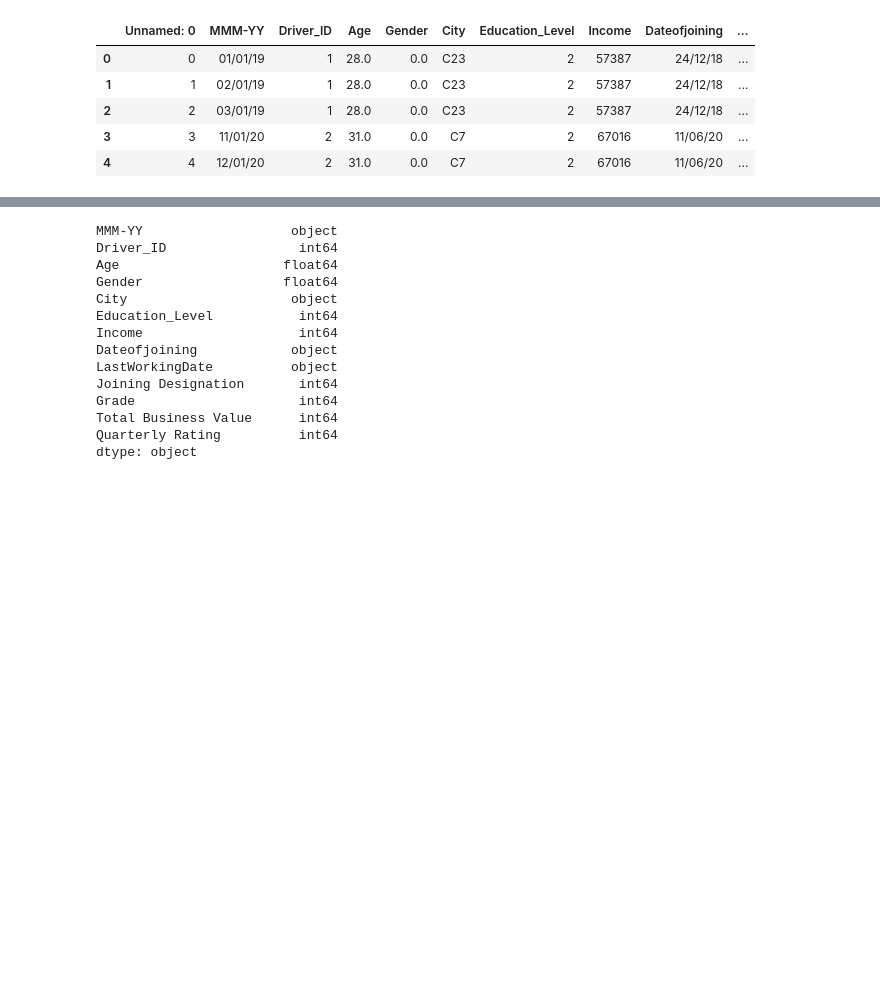
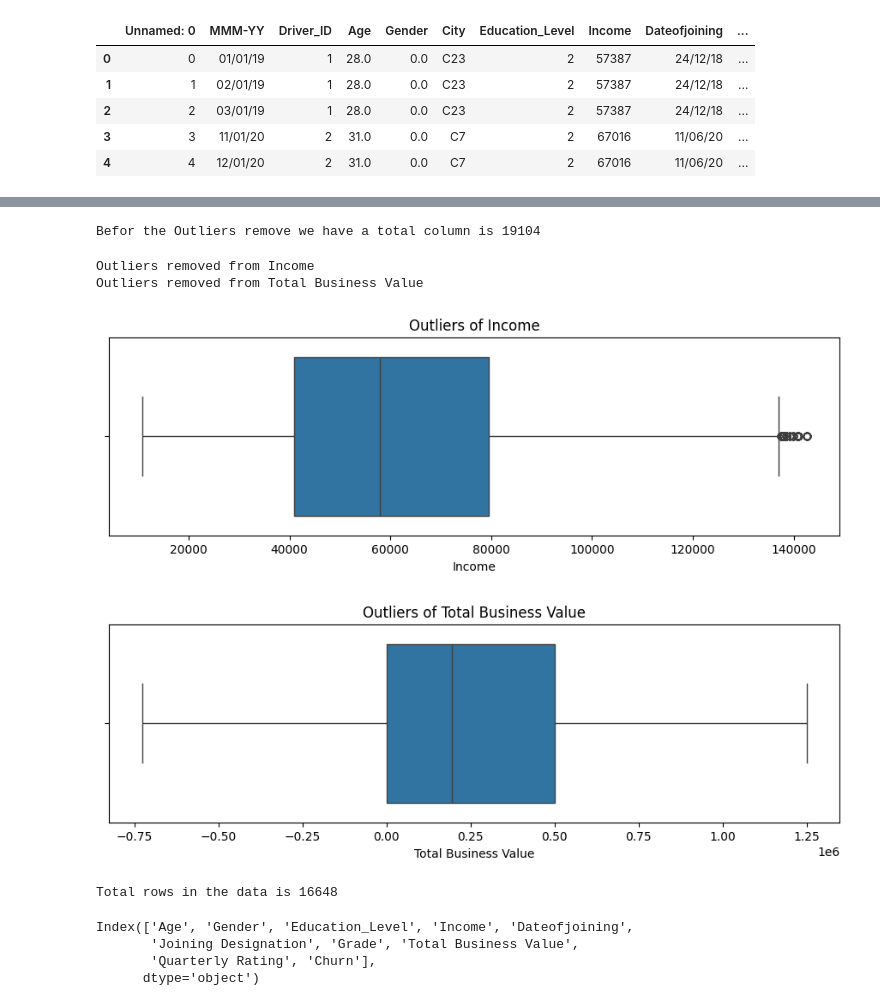
Before and after one commit to derravi/Ola_Case_Study_Data_Analytics, a Jupyter notebook: main.ipynb, the cells around one changed output, grey strips where cells are left out. Cells and saved outputs as stored; diff of their text form; code cells hidden in the pictures; blank space fills up the shorter version.

Commit message:
Remove the Outliers Using IQR Method

```diff
--- a/main.ipynb
+++ b/main.ipynb
@@ -73,4 +75,10 @@ df.describe()
 # %%
 #Delete Unwanted Columns
 
-df.drop("Unnamed: 0",axis=1,inplace=True)
+df.drop(columns=["Unnamed: 0","Driver_ID","City","MMM-YY"],axis=1,inplace=True)
+
+"""
+MMM-YY', 'Driver_ID', 'Age', 'Gender', 'City', 'Education_Level',
+       'Income', 'Dateofjoining', 'Joining Designation', 'Grade',
+       'Total Business Value', 'Quarterly Rating', 'Churn'
+"""
@@ -81,6 +91,13 @@ df["Age"] = df["Age"].astype(int)
 
 df["Gender"] = pd.to_numeric(df["Gender"],errors="coerce")
 df['Gender'] = df['Gender'].fillna(df['Gender'].mode()[0])
+
+#Remove the - sign if tha data have.
+temp2 = ['Age', 'Gender','Education_Level',
+       'Income','Joining Designation', 'Grade',
+       'Total Business Value', 'Quarterly Rating',]
+for i in temp2:
+    df[i] = pd.to_numeric(df[i],errors="coerce")
 # %%
 df.isna().sum()
 # %% [output]
@@ -126,17 +153,46 @@ for i in numaric_feture:
 # %%
-df.dtypes
+print(f"Befor the Outliers remove we have a total column is {df.shape[0]}")
 # %% [output]
-MMM-YY                   object
-Driver_ID                 int64
-Age                     float64
-Gender                  float64
-City                     object
-Education_Level           int64
-Income                    int64
-Dateofjoining            object
-LastWorkingDate          object
-Joining Designation       int64
-Grade                     int64
-Total Business Value      int64
-Quarterly Rating          int64
-dtype: object
+Befor the Outliers remove we have a total column is 19104
+# %%
+#Lets Remove the Outliers
+temp = ["Income", "Total Business Value"]
+
+for col in temp:
+    for j in range(4):
+        Q1 = df[col].quantile(0.25)
+        Q3 = df[col].quantile(0.75)
+
+        IQR = Q3 - Q1
+
+        low = Q1 - 1.5 * IQR
+        high = Q3 + 1.5 * IQR
+
+        df = df[(df[col] >= low) & (df[col] <= high)]
+
+    print(f"Outliers removed from {col}")
+# %% [output]
+Outliers removed from Income
+Outliers removed from Total Business Value
+# %%
+for i in temp:
+    plt.figure(figsize=(11,3))
+    sns.boxplot(x = df[i])
+    plt.title(f"Outliers of {i}")
+    plt.show()
+# %% [output]
+[figure, added]
+[figure, added]
+# %%
+print(f"Total rows in the data is {df.shape[0]}")
+# %% [output]
+Total rows in the data is 16648
+# %%
+#Reindex the columns
+df.columns
+column_sequance = ["Age","Gender","Education_Level","Income","Dateofjoining","Joining Designation","Grade","Total Business Value","Quarterly Rating","Churn"]
+# %% [output]
+Index(['Age', 'Gender', 'Education_Level', 'Income', 'Dateofjoining',
+       'Joining Designation', 'Grade', 'Total Business Value',
+       'Quarterly Rating', 'Churn'],
+      dtype='object')
```
Also changed, not shown: parts of 6 cells of this notebook.
